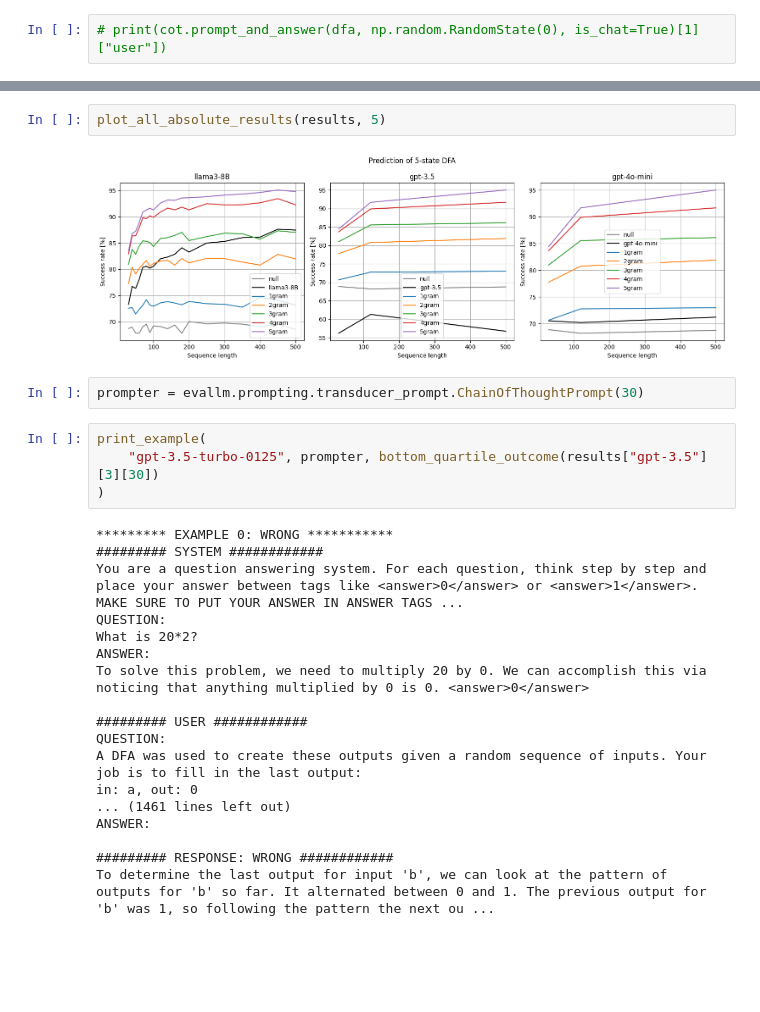
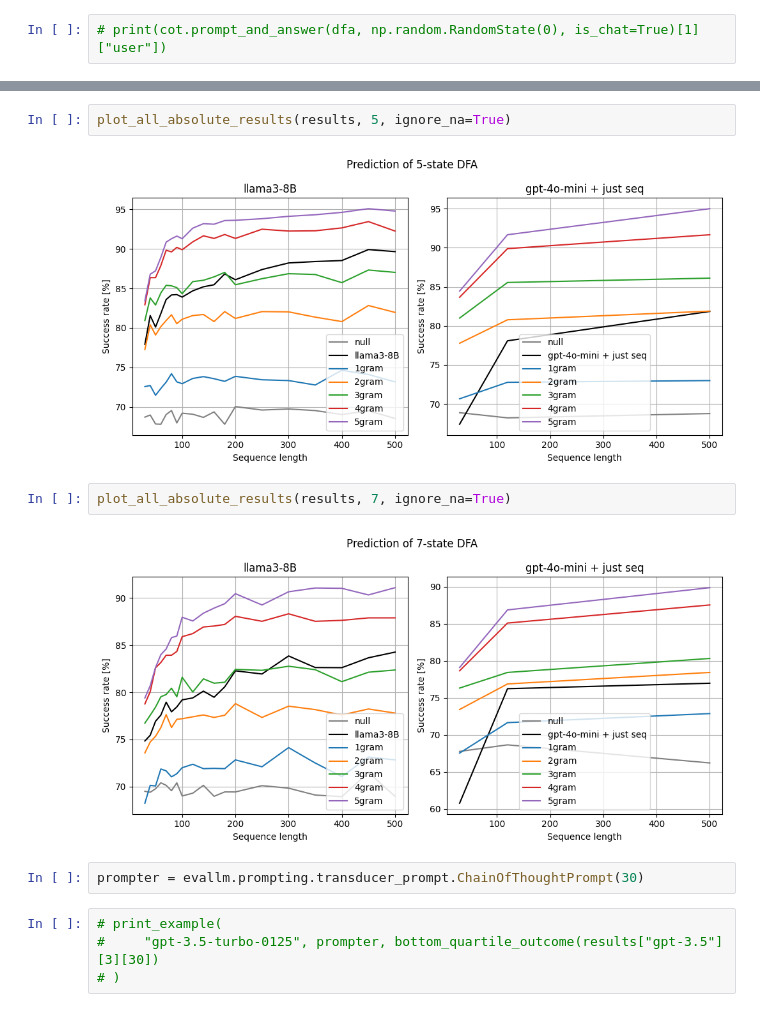
Before and after one commit to kavigupta/evallm, a Jupyter notebook: notebooks/initial-explorations.ipynb, the cells around one changed output, grey strips where cells are left out. Drawn from its saved outputs; the diff is of its cells as text; blank space fills up the shorter version.

```diff
--- a/notebooks/initial-explorations.ipynb
+++ b/notebooks/initial-explorations.ipynb
@@ -61,29 +76,15 @@ plot_all_absolute_results(results, 3)
 # %%
-plot_all_absolute_results(results, 5)
+plot_all_absolute_results(results, 5, ignore_na=True)
 # %% [output]
-[figure, old version]
+[figure, new version]
+# %%
+plot_all_absolute_results(results, 7, ignore_na=True)
+# %% [output]
+[figure, added]
 # %%
 prompter = evallm.prompting.transducer_prompt.ChainOfThoughtPrompt(30)
 # %%
-print_example(
-    "gpt-3.5-turbo-0125", prompter, bottom_quartile_outcome(results["gpt-3.5"][3][30])
-)
+# print_example(
+#     "gpt-3.5-turbo-0125", prompter, bottom_quartile_outcome(results["gpt-3.5"][3][30])
+# )
-# %% [output]
-********* EXAMPLE 0: WRONG ***********
-######### SYSTEM ############
-You are a question answering system. For each question, think step by step and place your answer between tags like <answer>0</answer> or <answer>1</answer>. MAKE SURE TO PUT YOUR ANSWER IN ANSWER TAGS ...
-QUESTION:
-What is 20*2?
-ANSWER:
-To solve this problem, we need to multiply 20 by 0. We can accomplish this via noticing that anything multiplied by 0 is 0. <answer>0</answer>
-
-######### USER ############
-QUESTION:
-A DFA was used to create these outputs given a random sequence of inputs. Your job is to fill in the last output:
-in: a, out: 0
-... (1461 lines left out)
-ANSWER:
-
-######### RESPONSE: WRONG ############
-To determine the last output for input 'b', we can look at the pattern of outputs for 'b' so far. It alternated between 0 and 1. The previous output for 'b' was 1, so following the pattern the next ou ...
 # %%
```
Also changed, not shown: parts of 8 cells of this notebook, 2 other files.
